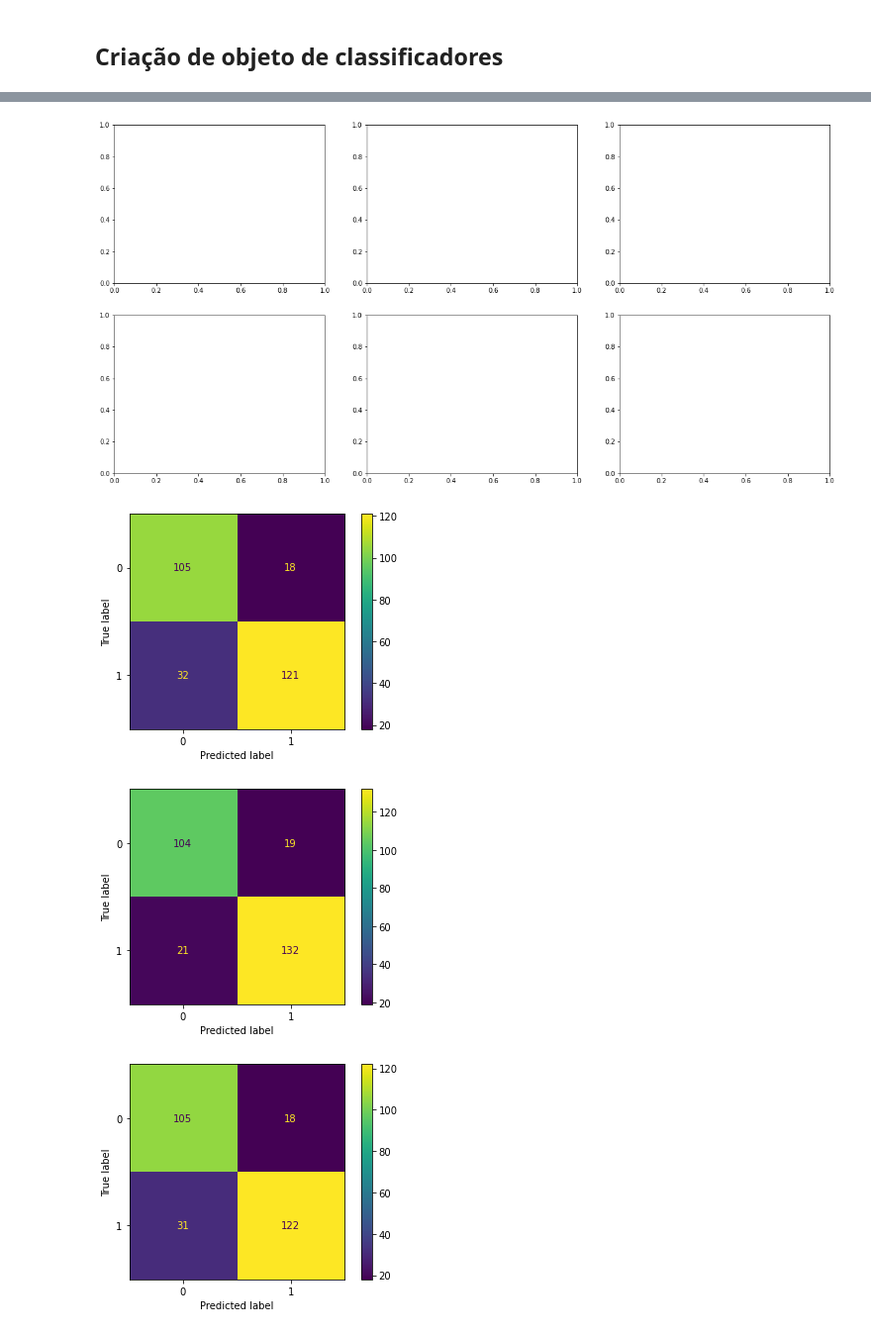
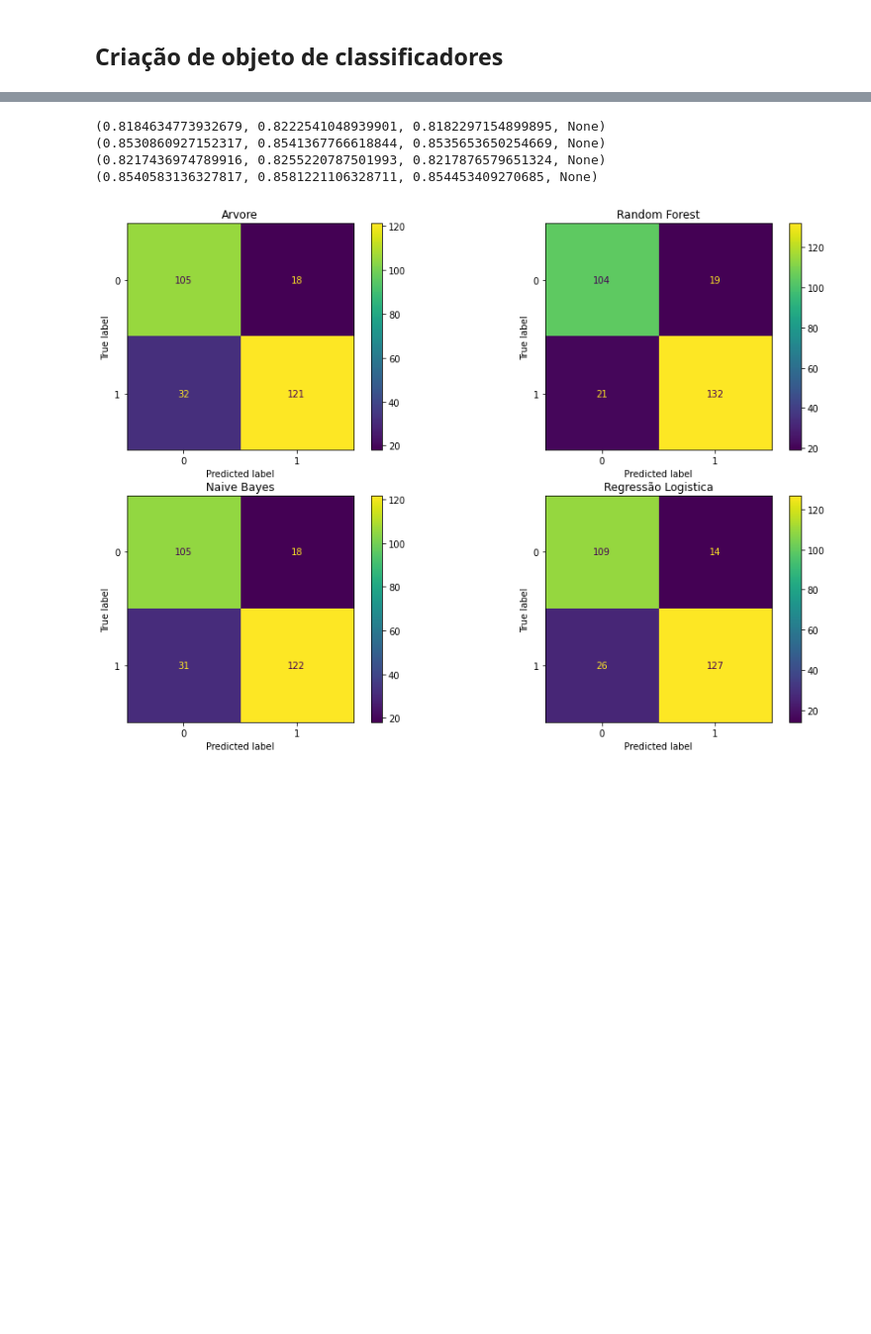
Before and after one commit to patrickpiccini/heart-failure-prediction, a Jupyter notebook: heart_failure_prediction.ipynb, the cells around one changed output, grey strips where cells are left out. Shown at 99% size. Saved outputs shown, nothing was run; the diff lists cells and outputs as text; code cells hidden in the pictures; blank space fills up the shorter version.

```diff
--- a/heart_failure_prediction.ipynb
+++ b/heart_failure_prediction.ipynb
@@ -439,10 +456,9 @@ A escolha da validação cruzada correta depende do conjunto de dados com o qual
 ## Criação de objeto de classificadores
 # %%
 classifiers = {'Arvore': DecisionTreeClassifier(random_state=0, max_depth=4),
-               'Rando Forest': RandomForestClassifier(max_depth= 5, random_state = SEED),
+               'Random Forest': RandomForestClassifier(max_depth= 5, random_state = SEED),
                'Naive Bayes': GaussianNB(),
                'Regressão Logistica': LogisticRegression(max_iter = 1000 ,random_state = 0),
-               'Gaussian': GaussianNB()
               }
 # %%
 for c in X_train.columns:
@@ -480,20 +496,31 @@ F1: 0.832764505119454
 # %%
 preds = []
 clf_trained = []
+names=[]
 for clf in classifiers.items():
     clf_atual = clf[1].fit(X_train, y_train)
     clf_trained.append(clf_atual)
 
     pred_atual=clf[1].predict(X_test)
     preds.append(pred_atual)
+    names.append(clf[0])
+
+    print(precision_recall_fscore_support(y_test, pred_atual, average='macro'))
+# %% [output]
+(0.8184634773932679, 0.8222541048939901, 0.8182297154899895, None)
+(0.8530860927152317, 0.8541367766618844, 0.8535653650254669, None)
+(0.8217436974789916, 0.8255220787501993, 0.8217876579651324, None)
+(0.8540583136327817, 0.8581221106328711, 0.854453409270685, None)
 # %%
-fig, axes = plt.subplots(2, 3, figsize=(20, 10))
+fig, axs =  plt.subplots(2, 2, figsize=(15, 10))
+position = [axs[0,0],axs[0,1],axs[1,0],axs[1,1]]
+
 for i in range(len(classifiers)):
     cm = confusion_matrix(y_test, preds[i], labels=clf_trained[i].classes_)
     disp = ConfusionMatrixDisplay(confusion_matrix=cm, display_labels=clf_trained[i].classes_)
-    disp.plot()
+    position[i].set_title(names[i])
+    disp.plot(ax=position[i])
+
+plt.show()
 # %% [output]
-[figure, old version]
+[figure, new version]
-[figure, removed]
-[figure, removed]
-[figure, removed]
```
Also changed, not shown: parts of 7 cells of this notebook.
